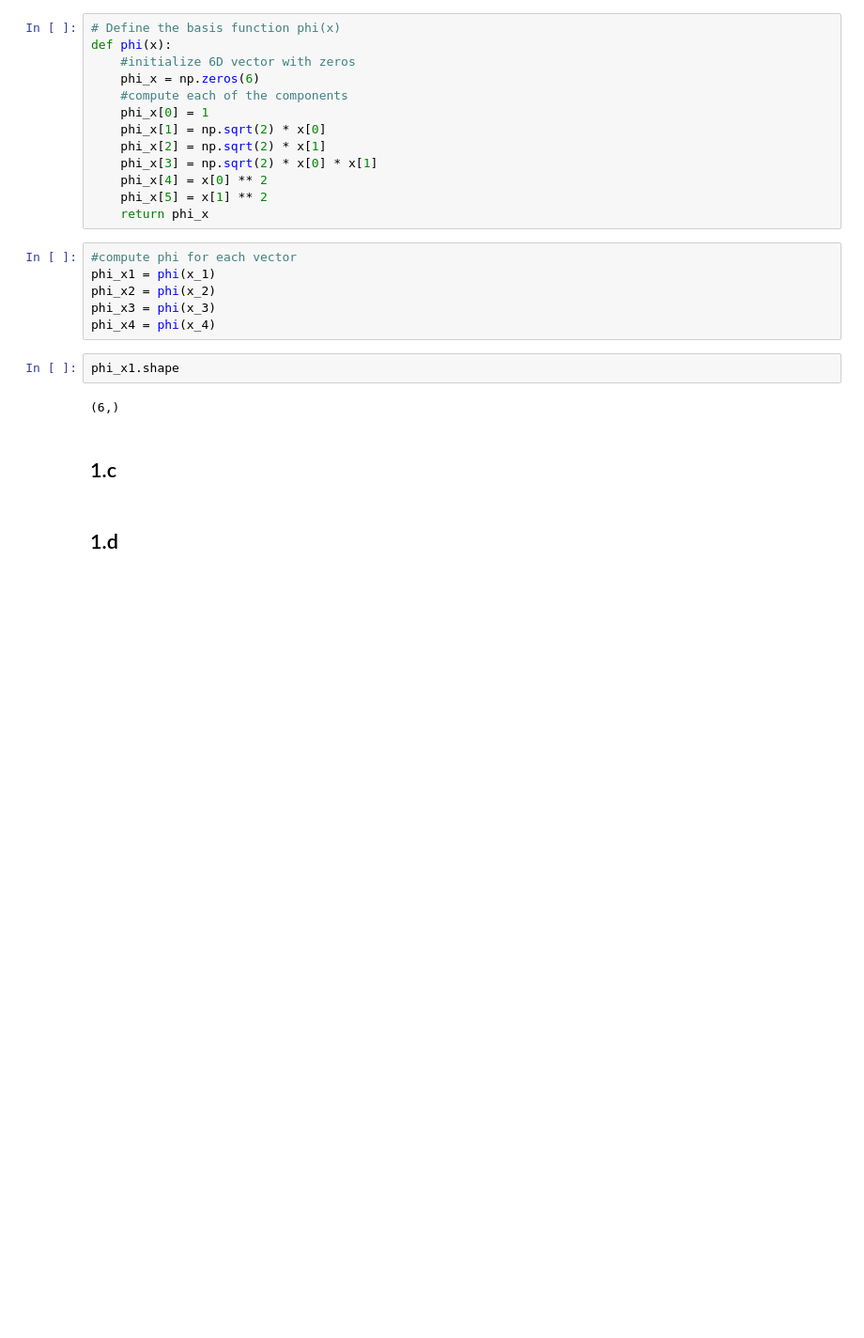
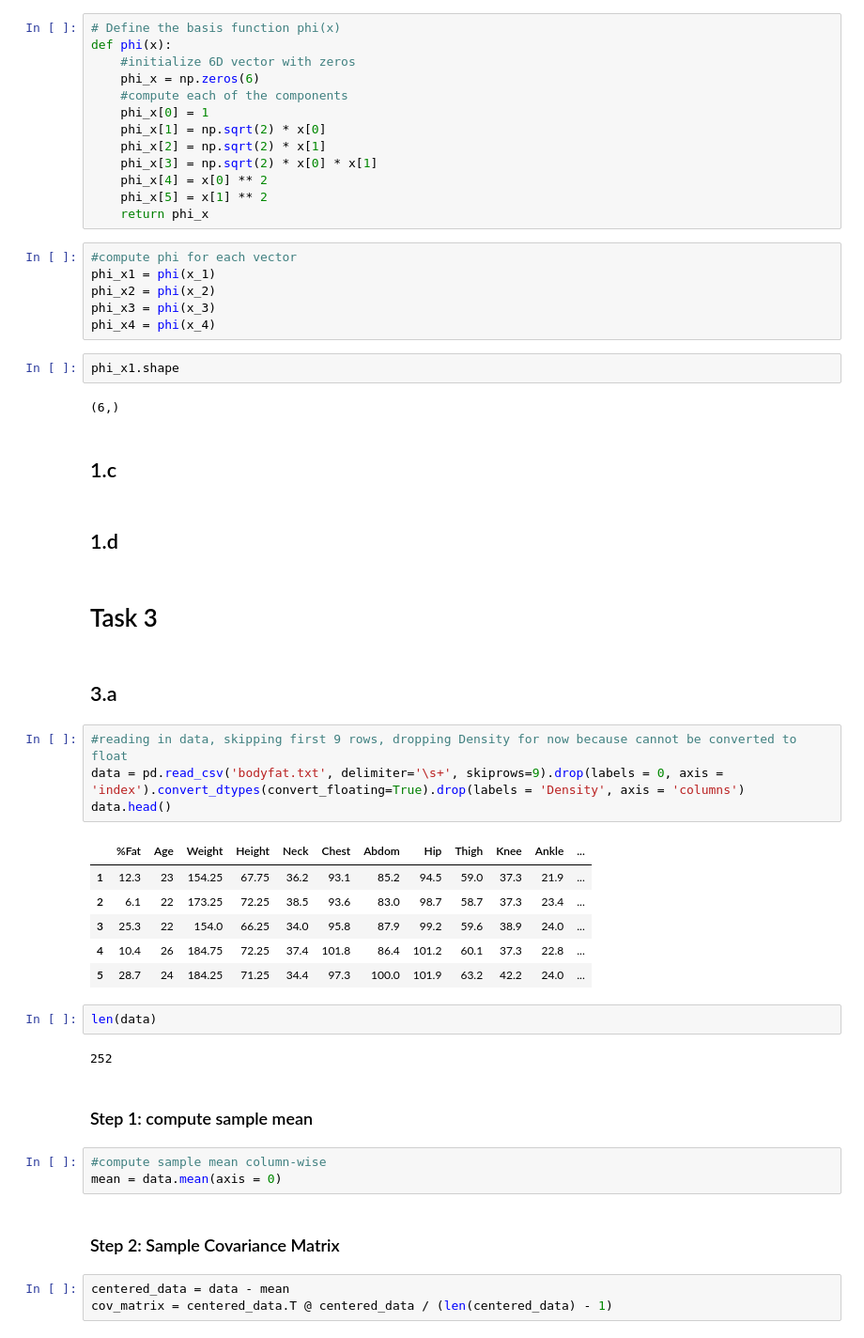
Before and after one commit to dpl373/AML, a Jupyter notebook: w_03/exercise_3_EK.ipynb, the cells around one changed output. Shown: that part at 94% size. Drawn from its saved outputs; the diff is of its cells as text; blank space fills up the shorter version.

Commit message:
add bodyfat data+update task3+update task2_EK

```diff
--- a/w_03/exercise_3_EK.ipynb
+++ b/w_03/exercise_3_EK.ipynb
@@ -73,3 +74,32 @@ phi_x1.shape
 ## 1.c
 # %% [markdown]
 ## 1.d
+# %% [markdown]
+# Task 3
+# %% [markdown]
+## 3.a
+# %%
+#reading in data, skipping first 9 rows, dropping Density for now because cannot be converted to float
+data = pd.read_csv('bodyfat.txt', delimiter='\s+', skiprows=9).drop(labels = 0, axis = 'index').convert_dtypes(convert_floating=True).drop(labels = 'Density', axis = 'columns')
+data.head()
+# %% [output]
+|  | %Fat | Age | Weight | Height | Neck | Chest | Abdom | Hip | Thigh | Knee | Ankle | ... |
+| 1 | 12.3 | 23 | 154.25 | 67.75 | 36.2 | 93.1 | 85.2 | 94.5 | 59.0 | 37.3 | 21.9 | ... |
+| 2 | 6.1 | 22 | 173.25 | 72.25 | 38.5 | 93.6 | 83.0 | 98.7 | 58.7 | 37.3 | 23.4 | ... |
+| 3 | 25.3 | 22 | 154.0 | 66.25 | 34.0 | 95.8 | 87.9 | 99.2 | 59.6 | 38.9 | 24.0 | ... |
+| 4 | 10.4 | 26 | 184.75 | 72.25 | 37.4 | 101.8 | 86.4 | 101.2 | 60.1 | 37.3 | 22.8 | ... |
+| 5 | 28.7 | 24 | 184.25 | 71.25 | 34.4 | 97.3 | 100.0 | 101.9 | 63.2 | 42.2 | 24.0 | ... |
+# %%
+len(data)
+# %% [output]
+252
+# %% [markdown]
+### Step 1: compute sample mean
+# %%
+#compute sample mean column-wise
+mean = data.mean(axis = 0)
+# %% [markdown]
+### Step 2: Sample Covariance Matrix
+# %%
+centered_data = data - mean
+cov_matrix = centered_data.T @ centered_data / (len(centered_data) - 1)
```
Also changed, not shown: parts of 13 cells of this notebook, 5 other files.
